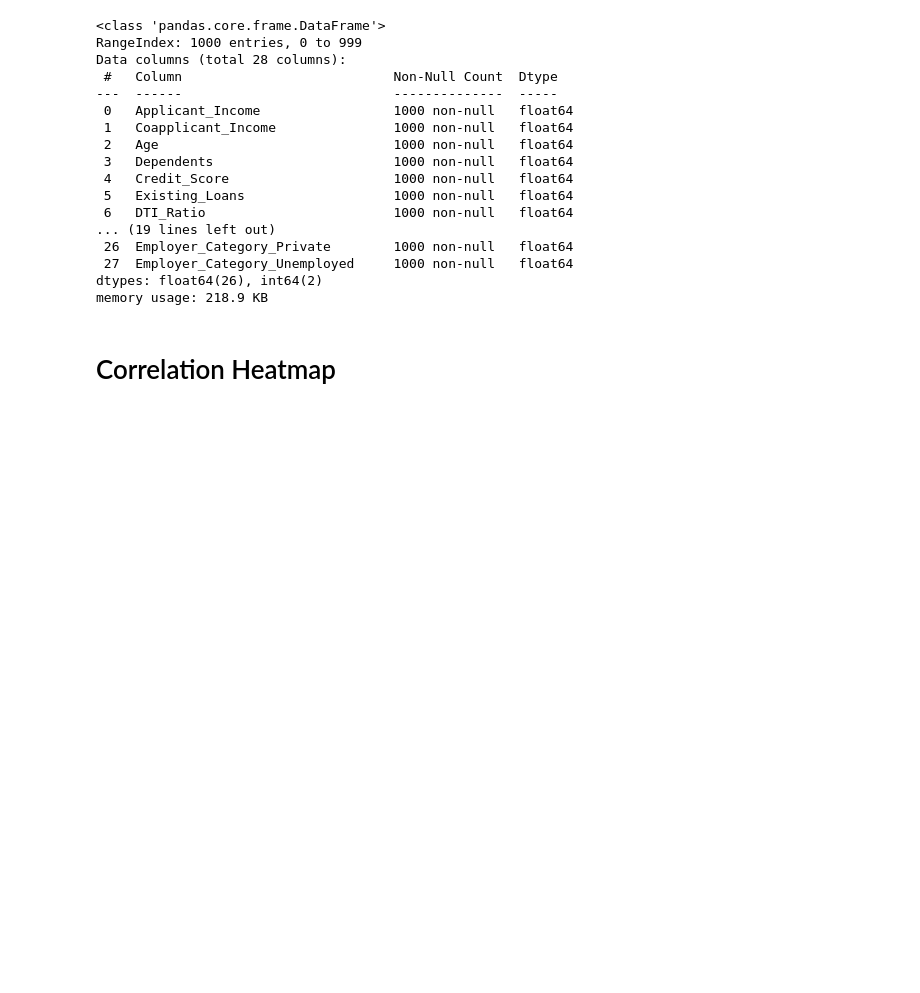
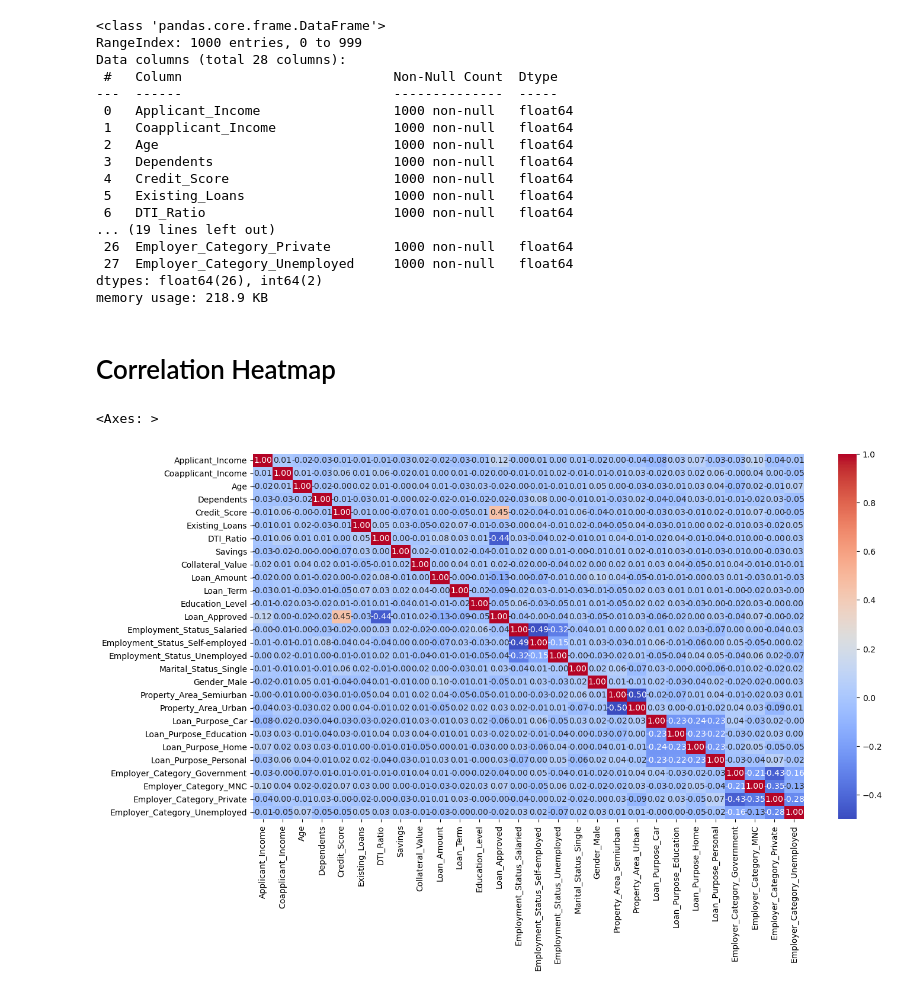
Before and after one commit to shivam-gupta90/My_Projects, a Jupyter notebook: loan_approval/Untitled.ipynb, the cells around one changed output. Cells and saved outputs as stored; diff of their text form; code cells hidden in the pictures; blank space fills up the shorter version.

```diff
--- a/loan_approval/Untitled.ipynb
+++ b/loan_approval/Untitled.ipynb
@@ -190,3 +234,17 @@ dtypes: float64(26), int64(2)
 memory usage: 218.9 KB
 # %% [markdown]
 # Correlation Heatmap
+# %%
+num_cols = df.select_dtypes(include = "number")
+corr_matrix = num_cols.corr()  # here we use correlation to find the relation
+
+plt.figure(figsize = (15,8))
+sns.heatmap(                       #when we make heatmap of relation then it is call correlation heatmap
+    corr_matrix,
+    annot = True,
+    fmt = ".2f",
+    cmap = "coolwarm"
+)
+# %% [output]
+<Axes: >
+[figure, added]
```
Also changed, not shown: parts of 28 cells of this notebook.
